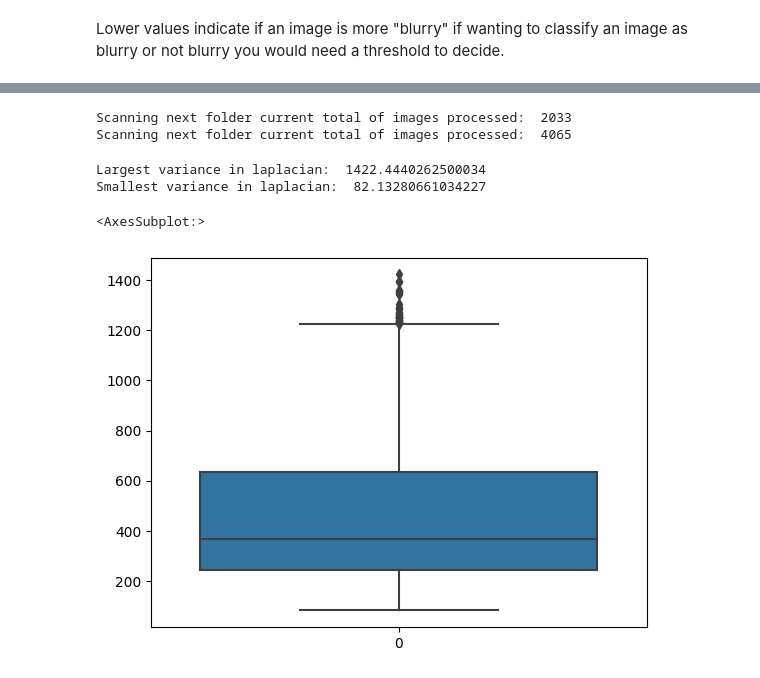
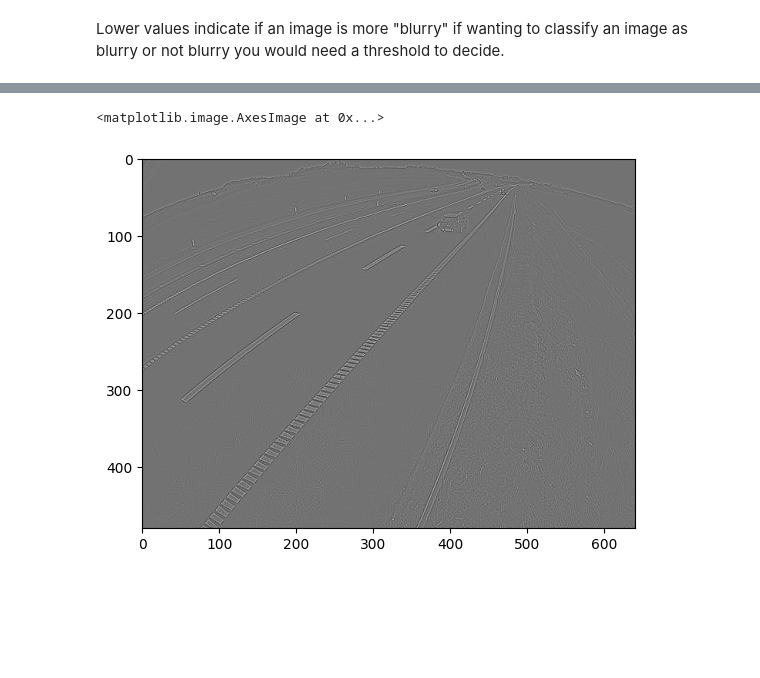
Before and after one commit to tobsthetobs/bsc-dataset-metrics, a Jupyter notebook: notebooks/motion_blur_metric_idea.ipynb, the cells around one changed output, grey strips where cells are left out. Drawn from its saved outputs; the diff is of its cells as text; code cells hidden in the pictures; blank space fills up the shorter version.

```diff
--- a/notebooks/motion_blur_metric_idea.ipynb
+++ b/notebooks/motion_blur_metric_idea.ipynb
@@ -98,18 +79,6 @@ sns.boxplot(blurdata_aqualoc)
-# %%
-# Try deploy on AQUALOC:
-blurdata_euroc = mb.load_euroc_dataset()
-# %% [output]
-Scanning next folder current total of images processed:  2033
-Scanning next folder current total of images processed:  4065
-# %%
-# Print largest and smallest values in data:
-print("Largest variance in laplacian: ", np.max(blurdata_euroc))
-print("Smallest variance in laplacian: ", np.min(blurdata_euroc))
-# %% [output]
-Largest variance in laplacian:  1422.4440262500034
-Smallest variance in laplacian:  82.13280661034227
-# %%
-sns.boxplot(blurdata_euroc)
-# %% [output]
-<AxesSubplot:>
-[figure, removed]
+# %%
+# show image with largest variance after laplacian filter has been applied.
+imshow(saved, cmap="binary")
+# %% [output]
+<matplotlib.image.AxesImage at 0x...>
+[figure, added]
```
Also changed, not shown: parts of 8 cells of this notebook, 2 other files.
